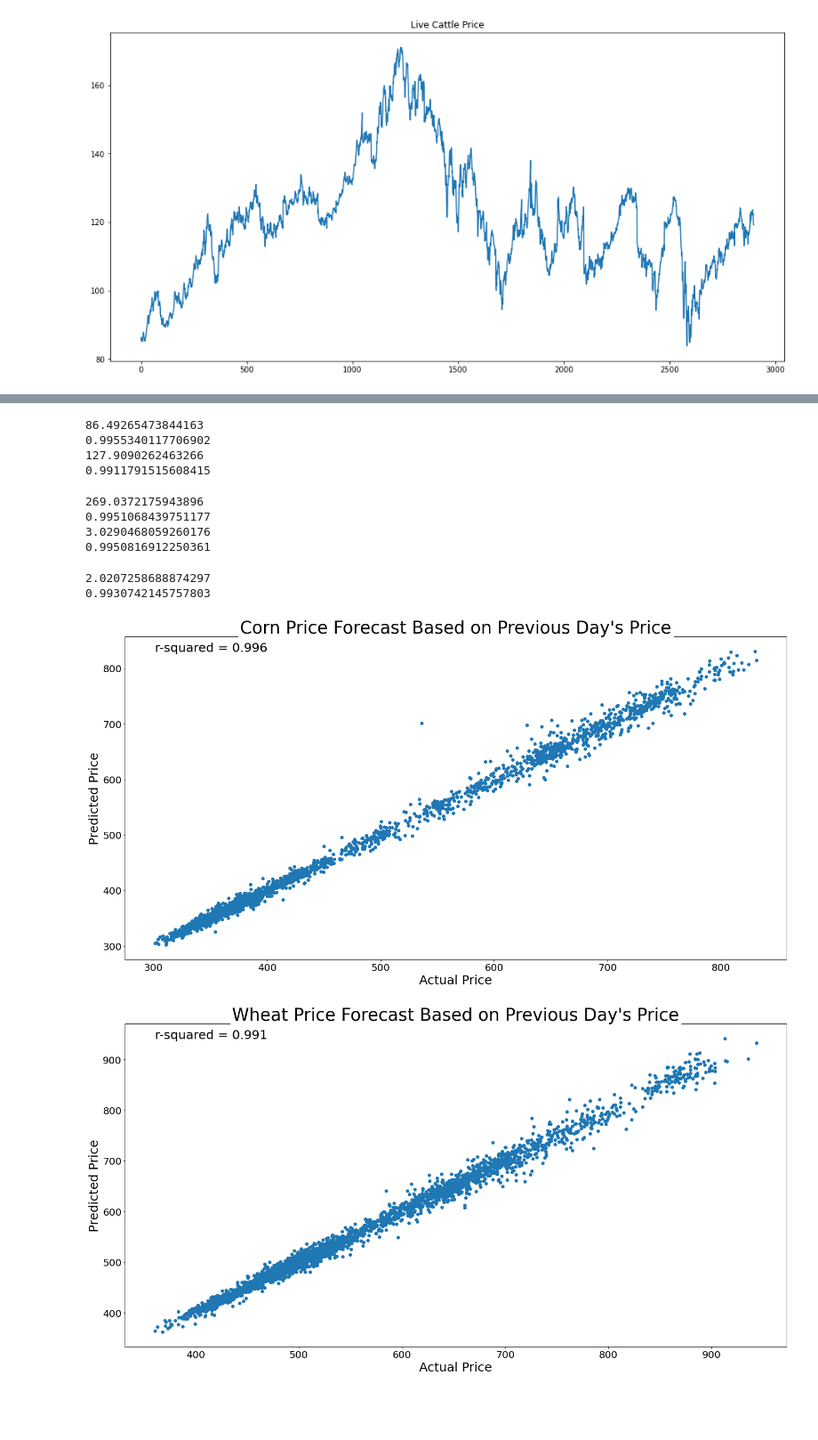
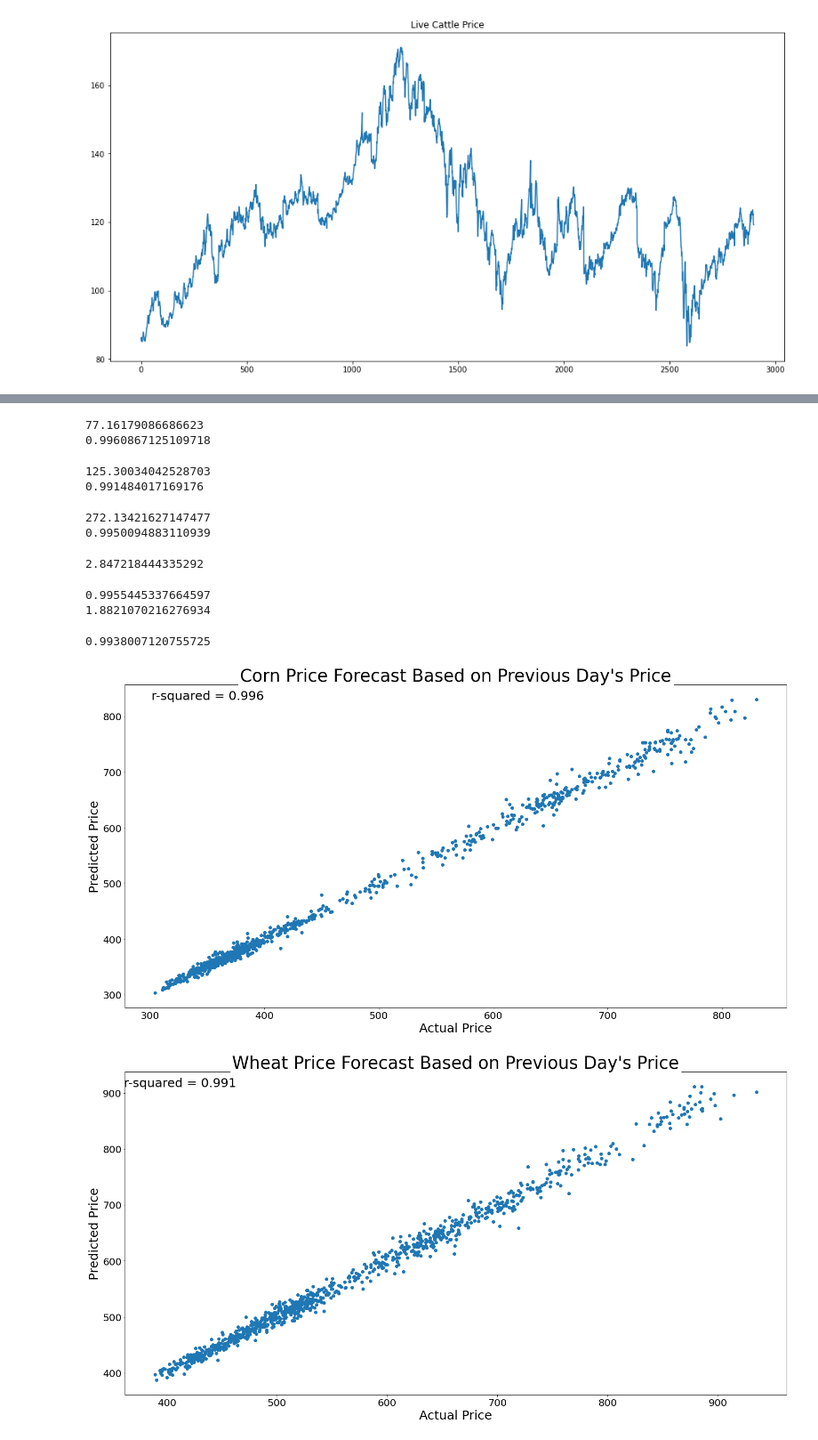
Before and after one commit to FabulousErin/Project_2, a Jupyter notebook: Prediction_Price_ML-Time Lag-Copy1.ipynb, the cells around one changed output, grey strips where cells are left out. Shown at 89% size. Cells and saved outputs as stored; diff of their text form; code cells hidden in the pictures; blank space fills up the shorter version.

```diff
--- a/Prediction_Price_ML-Time Lag-Copy1.ipynb
+++ b/Prediction_Price_ML-Time Lag-Copy1.ipynb
@@ -132,6 +151,7 @@ wheat_df["Wheat Price Lag 1"]= wheat_df['Wheat Price'].shift(1)
 wheat_df["Wheat Price Lag 5"]= wheat_df['Wheat Price'].shift(5)
 wheat_df["Wheat Price Lag 10"]= wheat_df['Wheat Price'].shift(10)
 wheat_df["Wheat Price Lag 20"]= wheat_df['Wheat Price'].shift(20)
+wheat_df["Wheat Price Up-Down"]= (wheat_df['Wheat Price Lag 1']>wheat_df['Wheat Price']).astype(int)
 wheat_df.dropna(inplace=True)
 wheat_df
 # %% [output]
@@ -154,6 +174,7 @@ soybean_df["Soybean Price Lag 1"]= soybean_df['Soybean Price'].shift(1)
 soybean_df["Soybean Price Lag 5"]= soybean_df['Soybean Price'].shift(5)
 soybean_df["Soybean Price Lag 10"]= soybean_df['Soybean Price'].shift(10)
 soybean_df["Soybean Price Lag 20"]= soybean_df['Soybean Price'].shift(20)
+soybean_df["Soybean Price Up-Down"]= (soybean_df['Soybean Price Lag 1']>soybean_df['Soybean Price']).astype(int)
 soybean_df.dropna(inplace=True)
 soybean_df
 # %% [output]
@@ -176,6 +197,7 @@ cotton_df["Cotton Price Lag 1"]= cotton_df['Cotton Price'].shift(1)
 cotton_df["Cotton Price Lag 5"]= cotton_df['Cotton Price'].shift(5)
 cotton_df["Cotton Price Lag 10"]= cotton_df['Cotton Price'].shift(10)
 cotton_df["Cotton Price Lag 20"]= cotton_df['Cotton Price'].shift(20)
+cotton_df["Cotton Price Up-Down"]= (cotton_df['Cotton Price Lag 1']>cotton_df['Cotton Price']).astype(int)
 cotton_df.dropna(inplace=True)
 cotton_df
 # %% [output]
@@ -198,6 +220,7 @@ cattle_df["Live Cattle Price Lag 1"]= cattle_df['Live Cattle'].shift(1)
 cattle_df["Live Cattle Price Lag 5"]= cattle_df['Live Cattle'].shift(5)
 cattle_df["Live Cattle Price Lag 10"]= cattle_df['Live Cattle'].shift(10)
 cattle_df["Live Cattle Price Lag 20"]= cattle_df['Live Cattle'].shift(20)
+cattle_df["Live Cattle Up-Down"]= (cattle_df['Live Cattle Price Lag 1']>cattle_df['Live Cattle']).astype(int)
 cattle_df.dropna(inplace=True)
 cattle_df
 # %% [output]
@@ -225,42 +251,41 @@ commodity_list =['Corn Price','Wheat Price','Soybean Price','Cotton Price', 'Liv
 # %%
 for x in range(len(data_frame_list)):
     X = data_frame_list[x].iloc[:,2:3]
     Y = data_frame_list[x][commodity_list[x]]
     X_train, X_validation, Y_train, Y_validation = train_test_split(X, Y,test_size=0.33, random_state=1)
     model = LinearRegression()
         # Fit to model
     model.fit(X_train, Y_train)
         # predict
-    predictions = model.predict(X)
-    print(mean_squared_error(Y, predictions))
+    predictions = model.predict(X_validation)
+    print(mean_squared_error(Y_validation, predictions))
 
         # %matplotlib inline
     fig= plt.figure(figsize=(24,12))
 
     plt.xticks(fontsize = 20)
     plt.yticks(fontsize = 20)
-    plt.scatter(Y,predictions)
+    plt.scatter(Y_validation,predictions)
     plt.xlabel("Actual Price", fontsize=25)
     plt.ylabel("Predicted Price", fontsize=25)
     ax = plt.axes()
     ax.set_facecolor('#FFFFFF')
     plt.title(f"{commodity_list[x]} Forecast Based on Previous Day's Price", fontsize=35, backgroundcolor='white')
-    plt.rcParams['axes.facecolor'] = 'silver'
-    plt.text(data_frame_list[x][commodity_list[x]].min(),predictions.max(),"r-squared = {:.3f}".format(r2_score(Y, predictions)), fontsize=25)
-    print(r2_score(Y,predictions))
+    plt.text(data_frame_list[x][commodity_list[x]].min(),predictions.max(),"r-squared = {:.3f}".format(r2_score(Y_validation, predictions)), fontsize=25)
+    print(r2_score(Y_validation,predictions))
 
     path_to_save = 'static/data/' + (f'{commodity_list[x]} Based on Previous Day.png')
     plt.savefig(path_to_save)
 # %% [output]
-86.49265473844163
-0.9955340117706902
-127.9090262463266
-0.9911791515608415
+77.16179086686623
+0.9960867125109718
-269.0372175943896
-0.9951068439751177
-3.0290468059260176
-0.9950816912250361
+125.30034042528703
+0.991484017169176
-2.0207258688874297
-0.9930742145757803
+272.13421627147477
+0.9950094883110939
+2.847218444335292
+0.9955445337664597
+1.8821070216276934
+0.9938007120755725
-[figure, old version]
+[figure, new version]
-[figure, old version]
+[figure, new version]
```
Also changed, not shown: parts of 13 cells of this notebook, 20 other files.
